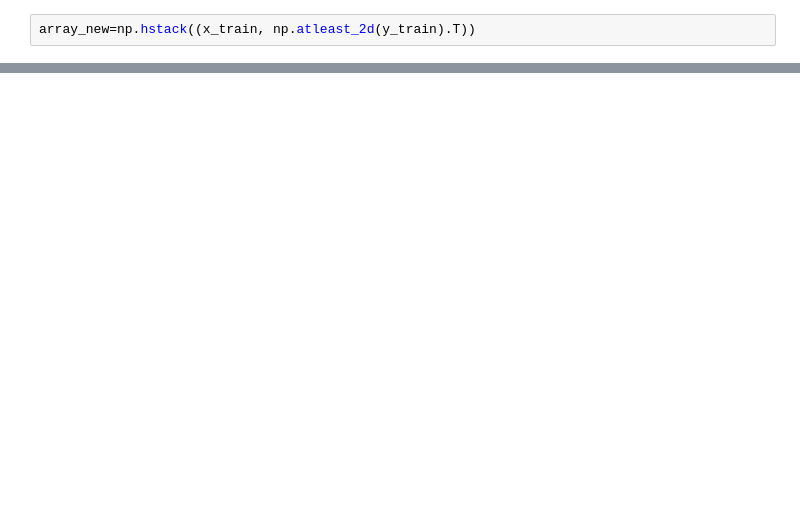
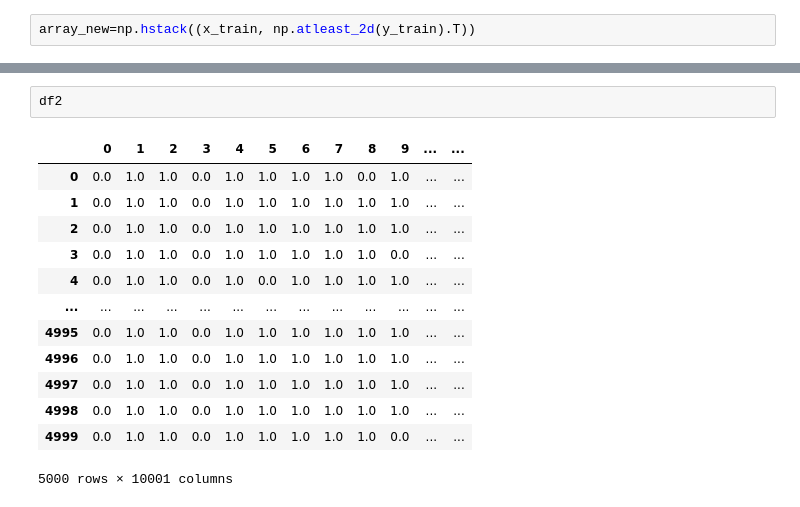
Before and after one commit to Sankalp7943/optimisers-pypi-dev, a Jupyter notebook: test_notebook.ipynb, the cells around one changed output, grey strips where cells are left out. Saved outputs shown, nothing was run; the diff lists cells and outputs as text; blank space fills up the shorter version.

```diff
--- a/test_notebook.ipynb
+++ b/test_notebook.ipynb
@@ -75,0 +66,16 @@ b.shape
+# %%
+df2
+# %% [output]
+|  | 0 | 1 | 2 | 3 | 4 | 5 | 6 | 7 | 8 | 9 | ... | ... |
+| 0 | 0.0 | 1.0 | 1.0 | 0.0 | 1.0 | 1.0 | 1.0 | 1.0 | 0.0 | 1.0 | ... | ... |
+| 1 | 0.0 | 1.0 | 1.0 | 0.0 | 1.0 | 1.0 | 1.0 | 1.0 | 1.0 | 1.0 | ... | ... |
+| 2 | 0.0 | 1.0 | 1.0 | 0.0 | 1.0 | 1.0 | 1.0 | 1.0 | 1.0 | 1.0 | ... | ... |
+| 3 | 0.0 | 1.0 | 1.0 | 0.0 | 1.0 | 1.0 | 1.0 | 1.0 | 1.0 | 0.0 | ... | ... |
+| 4 | 0.0 | 1.0 | 1.0 | 0.0 | 1.0 | 0.0 | 1.0 | 1.0 | 1.0 | 1.0 | ... | ... |
+| ... | ... | ... | ... | ... | ... | ... | ... | ... | ... | ... | ... | ... |
+| 4995 | 0.0 | 1.0 | 1.0 | 0.0 | 1.0 | 1.0 | 1.0 | 1.0 | 1.0 | 1.0 | ... | ... |
+| 4996 | 0.0 | 1.0 | 1.0 | 0.0 | 1.0 | 1.0 | 1.0 | 1.0 | 1.0 | 1.0 | ... | ... |
+| 4997 | 0.0 | 1.0 | 1.0 | 0.0 | 1.0 | 1.0 | 1.0 | 1.0 | 1.0 | 1.0 | ... | ... |
+| 4998 | 0.0 | 1.0 | 1.0 | 0.0 | 1.0 | 1.0 | 1.0 | 1.0 | 1.0 | 1.0 | ... | ... |
+| 4999 | 0.0 | 1.0 | 1.0 | 0.0 | 1.0 | 1.0 | 1.0 | 1.0 | 1.0 | 0.0 | ... | ... |
+5000 rows × 10001 columns
```
Also changed, not shown: parts of 24 cells of this notebook, 28 other files.
